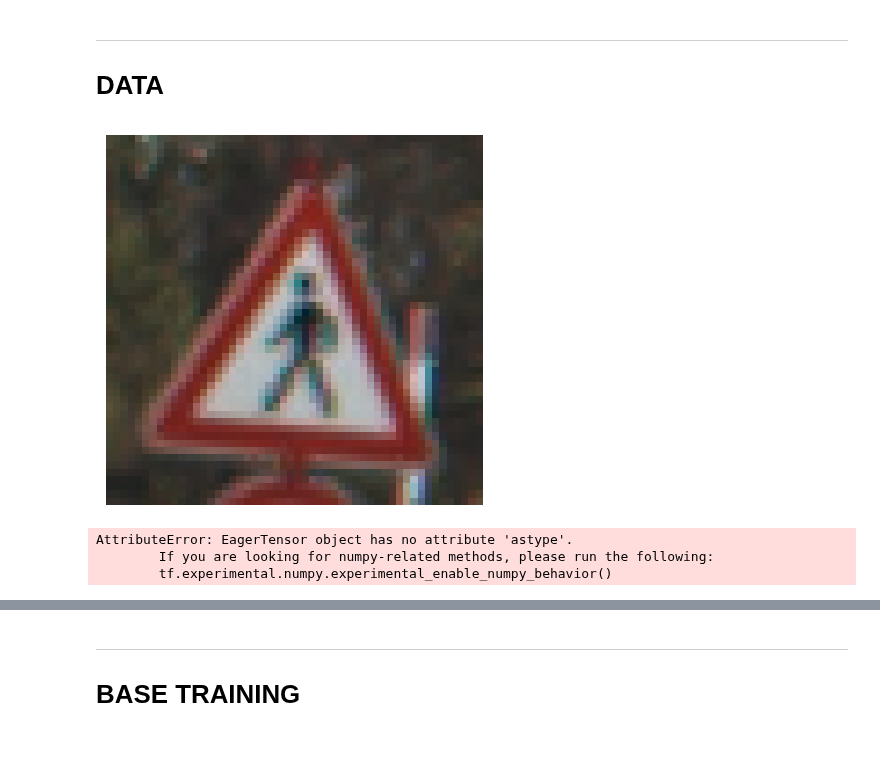
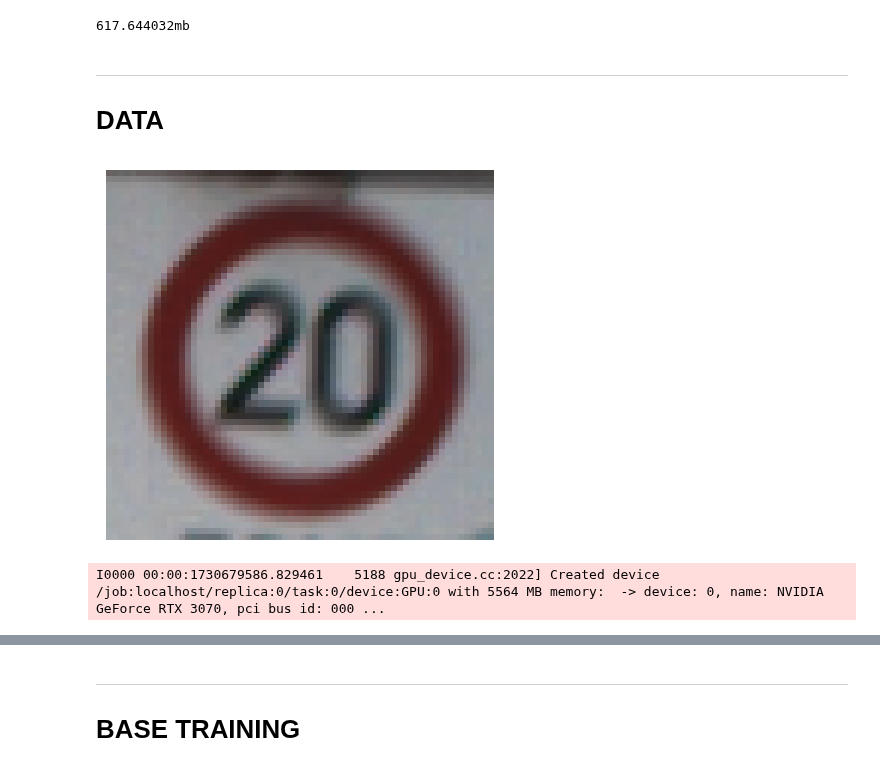
Before and after one commit to ro-jo-mo/Dissertation-Verifying-NN, a Jupyter notebook: CV.ipynb, the cells around one changed output, grey strips where cells are left out. Cells and saved outputs as stored; diff of their text form; code cells hidden in the pictures.

```diff
--- a/CV.ipynb
+++ b/CV.ipynb
@@ -15,3 +23,12 @@ import time
+# %%
+#Memory usage
+def log_memory():
+    #Log memory usage
+    process = psutil.Process()
+    print(f"{process.memory_info().rss / 1000 / 1000}mb")  # in mb
+log_memory()
+# %% [output]
+617.644032mb
 # %% [markdown]
 ***
 # **DATA**
@@ -21,29 +38,33 @@ PATH_TRAIN = PATH / "Training"
 
 def load_dataset():
     train_directories = [PATH_TRAIN / subdir for subdir in os.listdir(PATH_TRAIN) if os.path.isdir(PATH_TRAIN / subdir)]
+    train_directories = sorted(train_directories)
     #Test data is unlabelled??? -> Just split off training data for testing
     data = [[(cv2.cvtColor(cv2.imread(path / img), cv2.COLOR_BGR2RGB),path.name) for img in os.listdir(path) if img.endswith(".ppm")] for path in train_directories]
     X = [[img[0] for img in row] for row in data]
-    Y = [[img[1] for img in row] for row in data]
+    y = [[int(img[1]) for img in row] for row in data]
     #Flatten 2d structure
     X = [img for row in X for img in row]
-    Y = np.array([label for row in Y for label in row])
-    return (X,Y)
-(X,Y) = load_dataset()
+    y = np.array([label for row in y for label in row])
+    return (X[:5000],y[:5000])
+X,y = load_dataset()
 # %%
 def show_image(img):
     plt.imshow(img)
     plt.axis('off')
     plt.show()
-show_image(X[11])
+show_image(X[2])
 # %% [output]
-[figure, old version]
+[figure, new version]
-# %%
-#Transform images to same size
-t = tf.image.resize(X[0],[64,64])
-#Normalise data
-normalisation_layer = tf.keras.layers.Rescaling(1./255)
-# %% [output]
-AttributeError: EagerTensor object has no attribute 'astype'.
-        If you are looking for numpy-related methods, please run the following:
-        tf.experimental.numpy.experimental_enable_numpy_behavior()
+# %%
+#Transform images to same size, normalise colour space
+_N = 32
+
+def transform_image(img):
+    return tf.image.resize(img,[_N,_N]) / 255.0
+
+X = list(map(transform_image,X))
+#Convert to numpy array
+X = np.array(X)
+# %% [output]
+I0000 00:00:1730679586.829461    5188 gpu_device.cc:2022] Created device /job:localhost/replica:0/task:0/device:GPU:0 with 5564 MB memory:  -> device: 0, name: NVIDIA GeForce RTX 3070, pci bus id: 000 ...
```
Also changed, not shown: parts of 19 cells of this notebook, 6 other files.
